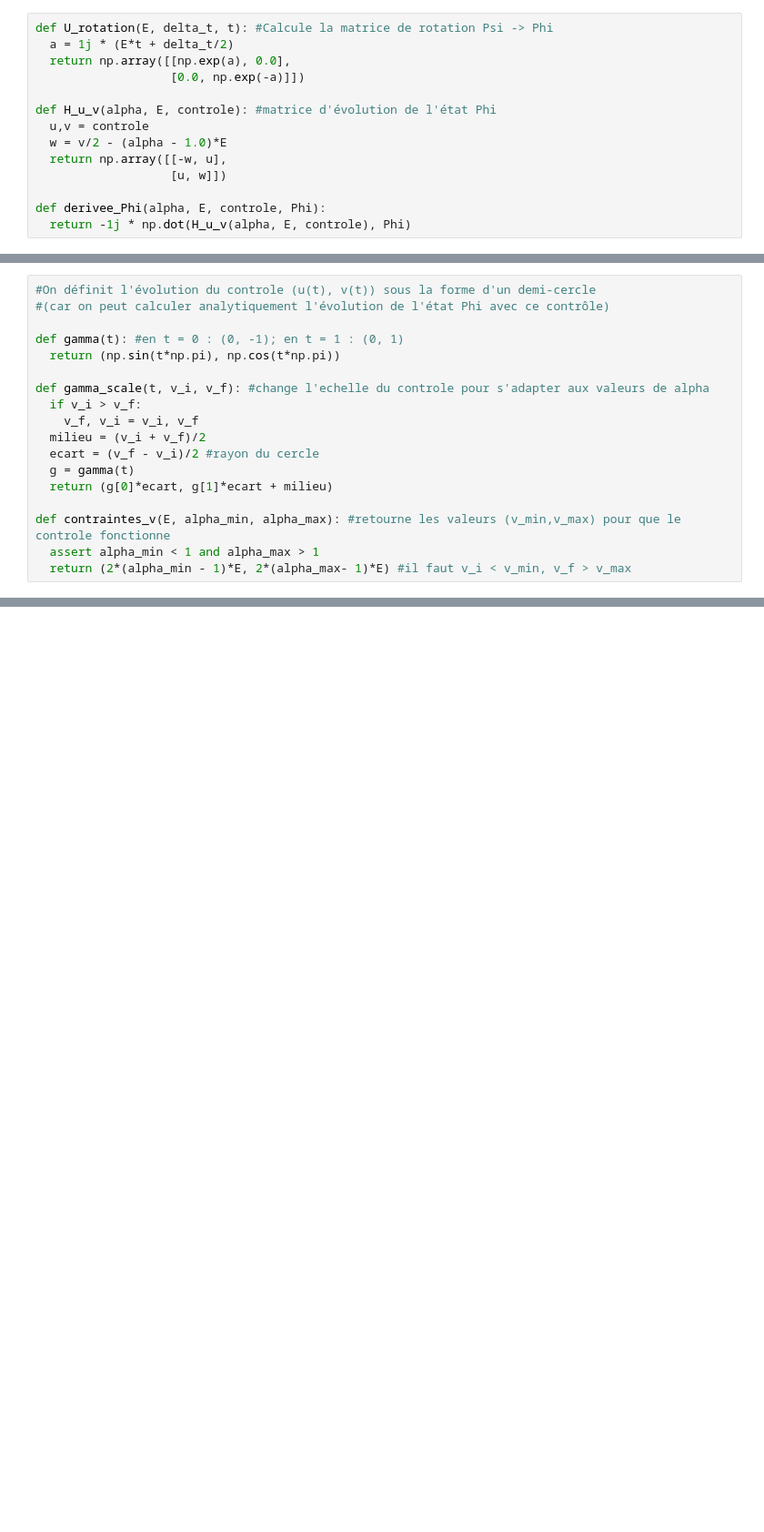
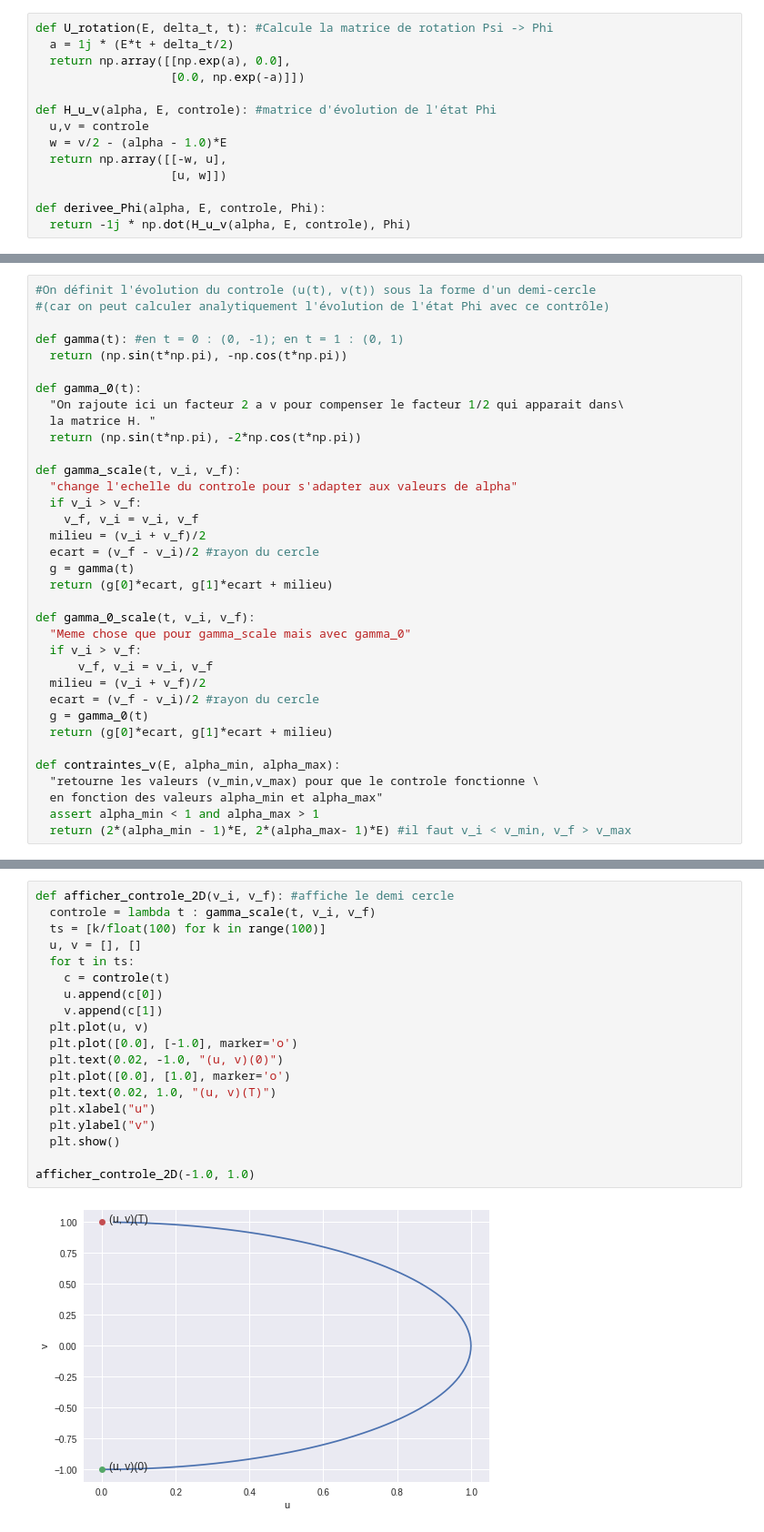
Before and after one commit to lclarte/Controle_Quantique, a Jupyter notebook: Simulation_controle_quantique.ipynb, the cells around one changed output, grey strips where cells are left out. Shown: that part at 91% size. Drawn from its saved outputs; the diff is of its cells as text; blank space fills up the shorter version.

```diff
--- a/Simulation_controle_quantique.ipynb
+++ b/Simulation_controle_quantique.ipynb
@@ -24,9 +105,15 @@ def derivee_Phi(alpha, E, controle, Phi):
 #(car on peut calculer analytiquement l'évolution de l'état Phi avec ce contrôle)
 
 def gamma(t): #en t = 0 : (0, -1); en t = 1 : (0, 1)
-  return (np.sin(t*np.pi), np.cos(t*np.pi))
+  return (np.sin(t*np.pi), -np.cos(t*np.pi))
 
-def gamma_scale(t, v_i, v_f): #change l'echelle du controle pour s'adapter aux valeurs de alpha
+def gamma_0(t):
+  "On rajoute ici un facteur 2 a v pour compenser le facteur 1/2 qui apparait dans\
+  la matrice H. "
+  return (np.sin(t*np.pi), -2*np.cos(t*np.pi))
+
+def gamma_scale(t, v_i, v_f):
+  "change l'echelle du controle pour s'adapter aux valeurs de alpha"
   if v_i > v_f:
     v_f, v_i = v_i, v_f
   milieu = (v_i + v_f)/2
@@ -34,6 +121,17 @@ def gamma_scale(t, v_i, v_f): #change l'echelle du controle pour s'adapter aux v
   g = gamma(t)
   return (g[0]*ecart, g[1]*ecart + milieu)
 
-def contraintes_v(E, alpha_min, alpha_max): #retourne les valeurs (v_min,v_max) pour que le controle fonctionne
+def gamma_0_scale(t, v_i, v_f):
+  "Meme chose que pour gamma_scale mais avec gamma_0"
+  if v_i > v_f:
+      v_f, v_i = v_i, v_f
+  milieu = (v_i + v_f)/2
+  ecart = (v_f - v_i)/2 #rayon du cercle
+  g = gamma_0(t)
+  return (g[0]*ecart, g[1]*ecart + milieu)
+
+def contraintes_v(E, alpha_min, alpha_max):
+  "retourne les valeurs (v_min,v_max) pour que le controle fonctionne \
+  en fonction des valeurs alpha_min et alpha_max"
   assert alpha_min < 1 and alpha_max > 1
   return (2*(alpha_min - 1)*E, 2*(alpha_max- 1)*E) #il faut v_i < v_min, v_f > v_max
@@ -40,3 +140,24 @@ def contraintes_v(E, alpha_min, alpha_max): #retourne les valeurs (v_min,v_max)
+# %%
+def afficher_controle_2D(v_i, v_f): #affiche le demi cercle
+  controle = lambda t : gamma_scale(t, v_i, v_f)
+  ts = [k/float(100) for k in range(100)]
+  u, v = [], []
+  for t in ts:
+    c = controle(t)
+    u.append(c[0])
+    v.append(c[1])
+  plt.plot(u, v)
+  plt.plot([0.0], [-1.0], marker='o')
+  plt.text(0.02, -1.0, "(u, v)(0)")
+  plt.plot([0.0], [1.0], marker='o')
+  plt.text(0.02, 1.0, "(u, v)(T)")
+  plt.xlabel("u")
+  plt.ylabel("v")
+  plt.show()
+
+afficher_controle_2D(-1.0, 1.0)
+# %% [output]
+[figure, added]
 # %%
 Phi_init = np.array([1.0, 0.0])
 Phi_cible= np.array([0.0, 1.0])
```
Also changed, not shown: parts of 20 cells of this notebook.
